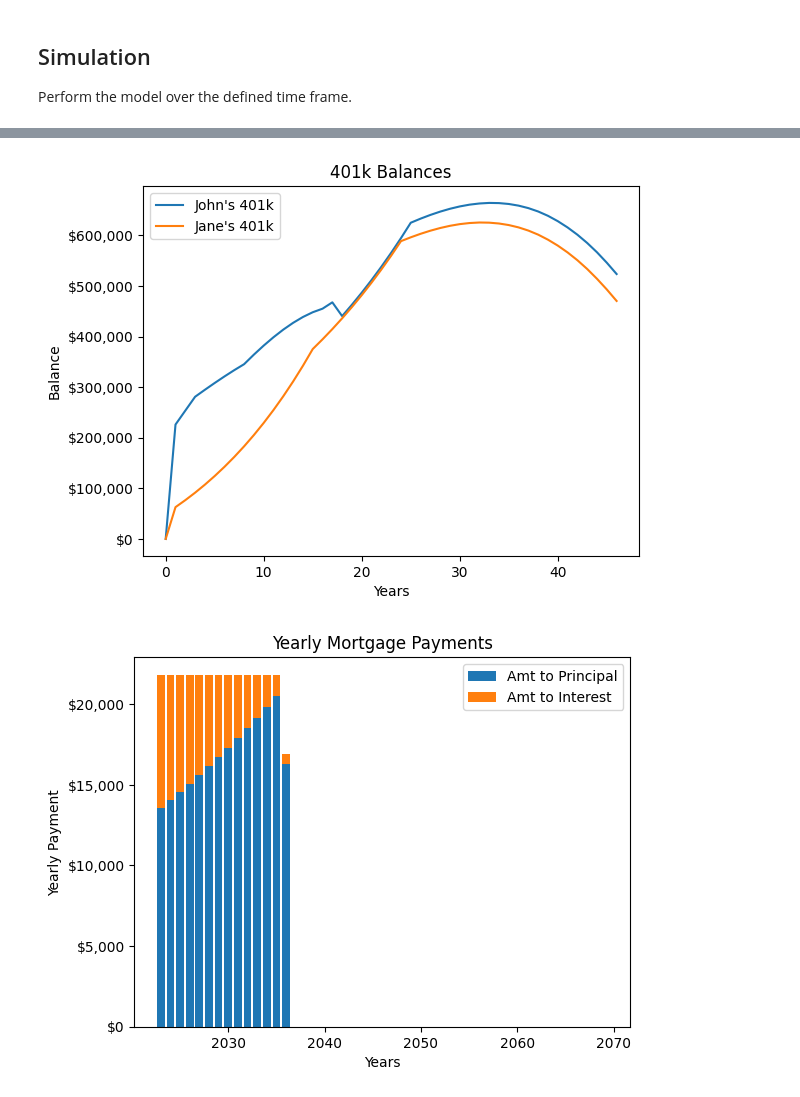
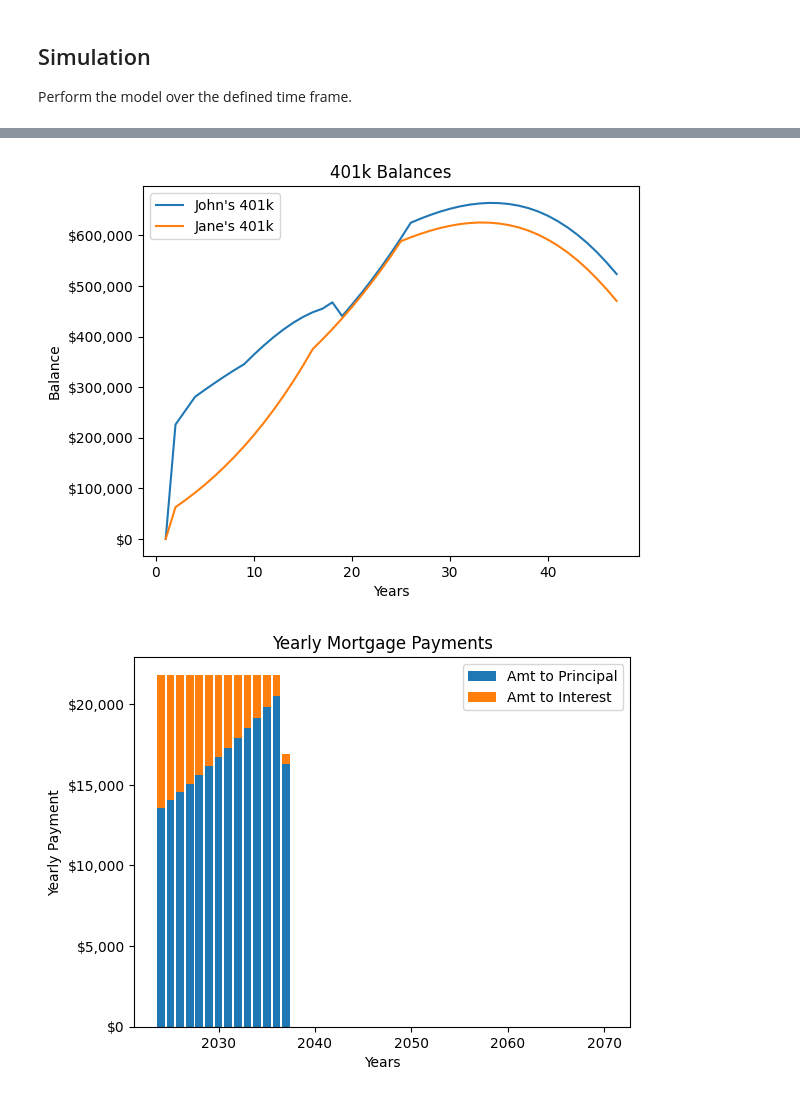
Before and after one commit to sw23/life-model, a Jupyter notebook: ExampleSimulation.ipynb, the cells around one changed output, grey strips where cells are left out. Drawn from its saved outputs; the diff is of its cells as text; code cells hidden in the pictures.

```diff
--- a/ExampleSimulation.ipynb
+++ b/ExampleSimulation.ipynb
@@ -12,7 +15,7 @@ section and update as needed as.
 # %%
 from life_model.model import LifeModel
 
-model = LifeModel()
+model = LifeModel(start_year=2023)
 # %% [markdown]
 ## People
 This section captures information about the people being studied.
@@ -273,24 +276,24 @@ model.format_dataframe(model.aggregate_dataframe(df))
 # %%
 import pandas as pd
 import matplotlib.pyplot as plt
 from matplotlib.ticker import StrMethodFormatter
 
 agent_df = model.datacollector.get_agent_vars_dataframe()
 
 df = pd.DataFrame()
-df["John's 401k"] = agent_df.xs(id(john_401k), level='AgentID')["401k Balance"]
-df["Jane's 401k"] = agent_df.xs(id(jane_401k), level='AgentID')["401k Balance"]
+df["John's 401k"] = agent_df.xs(john_401k.unique_id, level='AgentID')["401k Balance"]
+df["Jane's 401k"] = agent_df.xs(jane_401k.unique_id, level='AgentID')["401k Balance"]
 
 ax = df.plot(subplots=False, legend=True)
 ax.set_title('401k Balances')
 ax.set_ylabel('Balance')
 ax.set_xlabel('Years')
 y_fmt = StrMethodFormatter('${x:1,.0f}')
 ax.yaxis.set_major_formatter(y_fmt)
 plt.legend(loc='best')
 plt.show()
 # %% [output]
-[figure, old version]
+[figure, new version]
 # %%
 fig, ax = plt.subplots()
 ax.bar(model.simulated_years, home.mortgage.stat_principal_payment_history, label="Amt to Principal")
@@ -304,4 +307,4 @@ ax.yaxis.set_major_formatter(y_fmt)
 ax.legend()
 plt.show()
 # %% [output]
-[figure, old version]
+[figure, new version]
```
Also changed, not shown: parts of 5 cells of this notebook, 3 other files.
